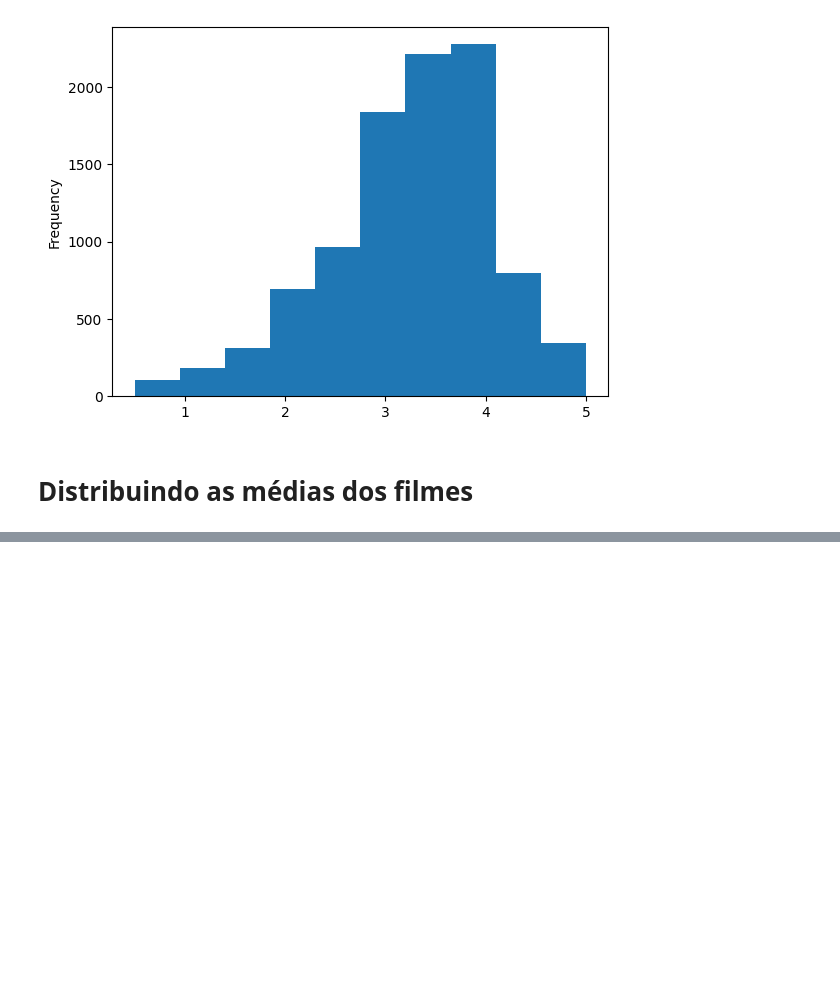
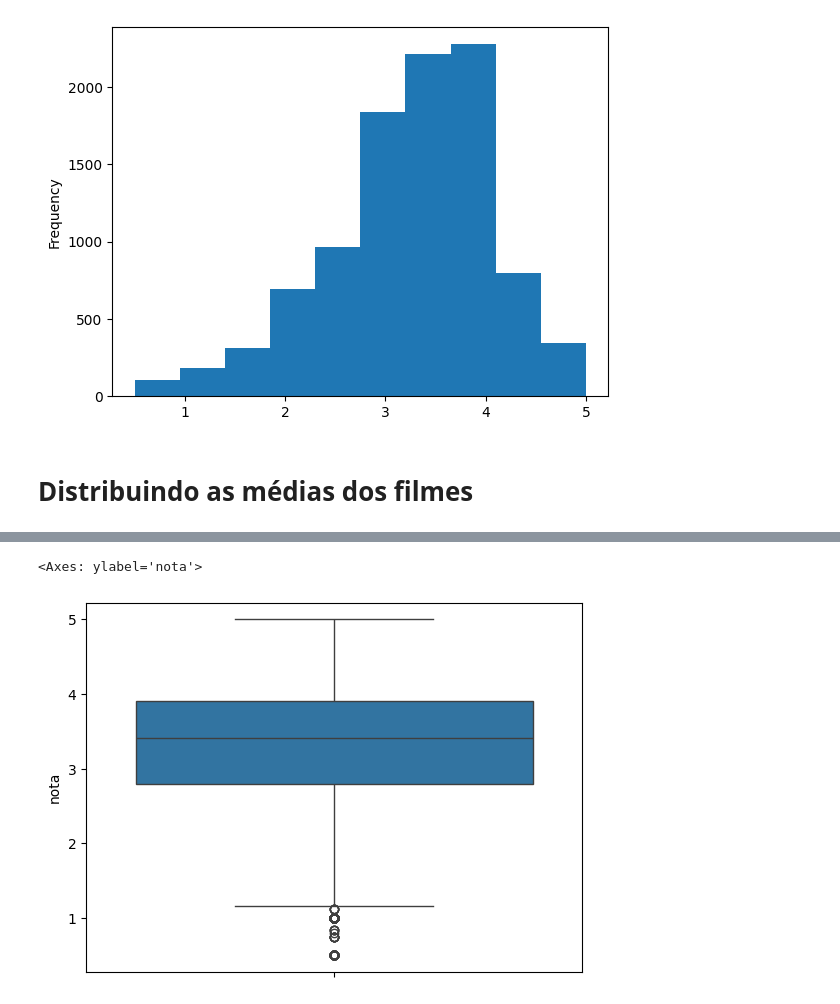
Before and after one commit to orlandojsjunior/Data_Science-explorando_e_analisando_dados, a Jupyter notebook: Explorando_e_analisando_dados.ipynb, the cells around one changed output, grey strips where cells are left out. Drawn from its saved outputs; the diff is of its cells as text; code cells hidden in the pictures; blank space fills up the shorter version.

Commit message:
Distribuindo as médias dos filmes
Através de gráficos

```diff
--- a/Explorando_e_analisando_dados.ipynb
+++ b/Explorando_e_analisando_dados.ipynb
@@ -150,8 +150,8 @@ filmeId
 193609    4.000000
 Name: nota, Length: 9724, dtype: float64
 # %%
-medias_por_filmes = notas.groupby("filmeId")["nota"].mean()
-medias_por_filmes.head()
+medias_por_filme = notas.groupby("filmeId")["nota"].mean()
+medias_por_filme.head()
 # %% [output]
 filmeId
 1    3.920930
@@ -169,0 +190,5 @@ medias_por_filmes.plot(kind="hist")
+# %%
+sns.boxplot(medias_por_filme)
+# %% [output]
+<Axes: ylabel='nota'>
+[figure, added]
```
Also changed, not shown: parts of 6 cells of this notebook.
